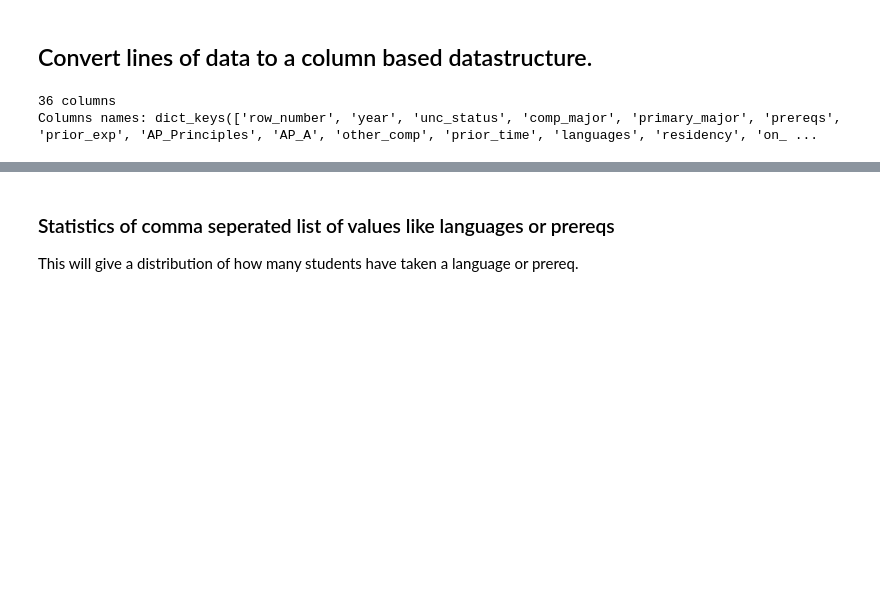
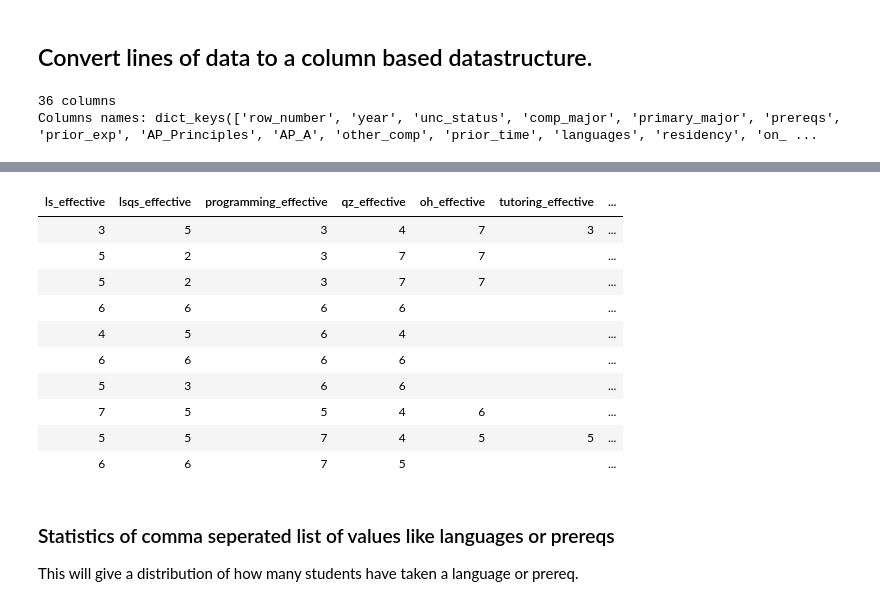
Before and after one commit to vondoste/comp110-21s-workspace, a Jupyter notebook: projects/pj01/analysis.ipynb, the cells around one changed output, grey strips where cells are left out. Saved outputs shown, nothing was run; the diff lists cells and outputs as text; code cells hidden in the pictures; blank space fills up the shorter version.

```diff
--- a/projects/pj01/analysis.ipynb
+++ b/projects/pj01/analysis.ipynb
@@ -110,3 +99,26 @@ tabulate(head(selected_data, 10), selected_data.keys(), "html")
+# %%
+from data_utils import select, head, count, average_columns
+from tabulate import tabulate
+
+
+selected_data: dict[str, list[str]] = select(data_cols, ["ls_effective", "lsqs_effective", "programming_effective", "qz_effective", "oh_effective", "tutoring_effective", "kaki_effective"])
+
+data_cols["overall_effective"] = average_columns(selected_data)  # Add to our working data table.
+selected_data["overall_effective"] = average_columns(selected_data)  # Add to selected data for a preview.
+
+tabulate(head(selected_data, 10), selected_data.keys(), "html")
+# %% [output]
+| ls_effective | lsqs_effective | programming_effective | qz_effective | oh_effective | tutoring_effective | ... |
+| 3 | 5 | 3 | 4 | 7 | 3 | ... |
+| 5 | 2 | 3 | 7 | 7 |  | ... |
+| 5 | 2 | 3 | 7 | 7 |  | ... |
+| 6 | 6 | 6 | 6 |  |  | ... |
+| 4 | 5 | 6 | 4 |  |  | ... |
+| 6 | 6 | 6 | 6 |  |  | ... |
+| 5 | 3 | 6 | 6 |  |  | ... |
+| 7 | 5 | 5 | 4 | 6 |  | ... |
+| 5 | 5 | 7 | 4 | 5 | 5 | ... |
+| 6 | 6 | 7 | 5 |  |  | ... |
 # %% [markdown]
 ### Statistics of comma seperated list of values like languages or prereqs
 
```
Also changed, not shown: parts of 9 cells of this notebook, 1 other file.
